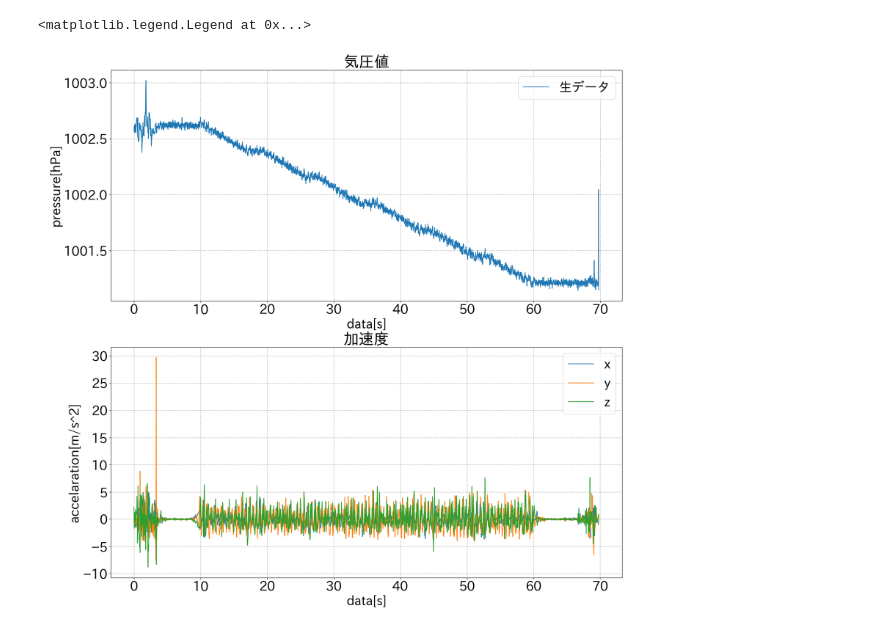
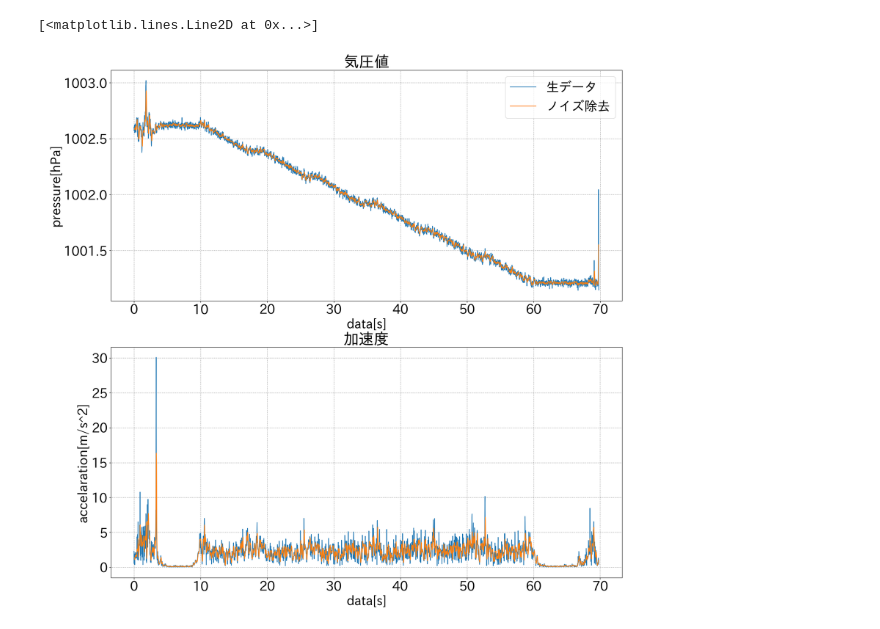
Before and after one commit to harutiro/jupyter, a Jupyter notebook: study.ipynb, the cells around one changed output. Drawn from its saved outputs; the diff is of its cells as text; code cells hidden in the pictures.

Commit message:
ノイズ除去を行なった。

```diff
--- a/study.ipynb
+++ b/study.ipynb
@@ -16,39 +16,47 @@ press = pd.read_csv(fname+"_pressure.csv", encoding = 'utf-8')
 acc = pd.read_csv(fname+"_acc.csv",encoding = 'utf-8')
 
 # データの操作
 
 ## グラフの大きさの指定
 fig = plt.figure(figsize=(20, 20))
 ## 一つの画像内に複数のグラフを表示させる場合に使用
 ax1 = fig.add_subplot(2, 1, 1)
 ## グリッドの設定
 ax1.grid(color='k', linestyle='dotted', linewidth=1, alpha=0.5, zorder=2)
 ## グラフのタイトル
 ax1.set_title("気圧値")
 ## x軸のラベル
 ax1.set_xlabel('data[s]')
 ## y軸のラベル
 ax1.set_ylabel('pressure[hPa]')
 ## y軸の値をオフセットなしで表示
 ax1.get_yaxis().get_major_formatter().set_useOffset(False)
 ## グラフの描画
 ## ax1.plot(x軸データ,y軸データ,label="ラベル名")
 ## x軸を最初のデータからの相対時間で表示させています
 ax1.plot((press["time"]-press["time"][0])/1000, press["pressure"], label="生データ")
+
+# データの操作
+## ノイズ除去
+ax1.plot((press["time"]-press["time"][0])/1000, press["pressure"].rolling(window=5).mean(), label="ノイズ除去")
+
 ax1.legend()
 
 ax2 = fig.add_subplot(2, 1, 2)
 ax2.grid(color='k', linestyle='dotted', linewidth=1, alpha=0.5, zorder=2)
 ax2.set_title("加速度")
 ax2.set_xlabel('data[s]')
 ax2.set_ylabel('accelaration[m/s^2]')
-x = ax2.plot((acc["time"]-acc["time"][0])/1000, acc["x"], label="x")
-y = ax2.plot((acc["time"]-acc["time"][0])/1000, acc["y"], label="y")
-z = ax2.plot((acc["time"]-acc["time"][0])/1000, acc["z"], label="z")
-ax2.legend(handles = x + y +z)
+ax2.plot((acc["time"]-acc["time"][0])/1000, ((acc["x"]**2 + acc["y"]**2 + acc["z"]**2)**0.5), label="ノルム")
+ax2.plot((acc["time"]-acc["time"][0])/1000, ((acc["x"]**2 + acc["y"]**2 + acc["z"]**2)**0.5).rolling(window=5).mean(), label="ノルム + ノイズ除去")
+
+# x = ax2.plot((acc["time"]-acc["time"][0])/1000, acc["x"].rolling(window=5).mean(), label="x")
+# y = ax2.plot((acc["time"]-acc["time"][0])/1000, acc["y"].rolling(window=5).mean(), label="y")
+# z = ax2.plot((acc["time"]-acc["time"][0])/1000, acc["z"].rolling(window=5).mean(), label="z")
+# ax2.legend(handles = x + y + z)
 # %% [output]
-<matplotlib.legend.Legend at 0x...>
+[<matplotlib.lines.Line2D at 0x...>]
-[figure, old version]
+[figure, new version]
 # %% [markdown]
 ## 説明
 - importシリーズ
```
